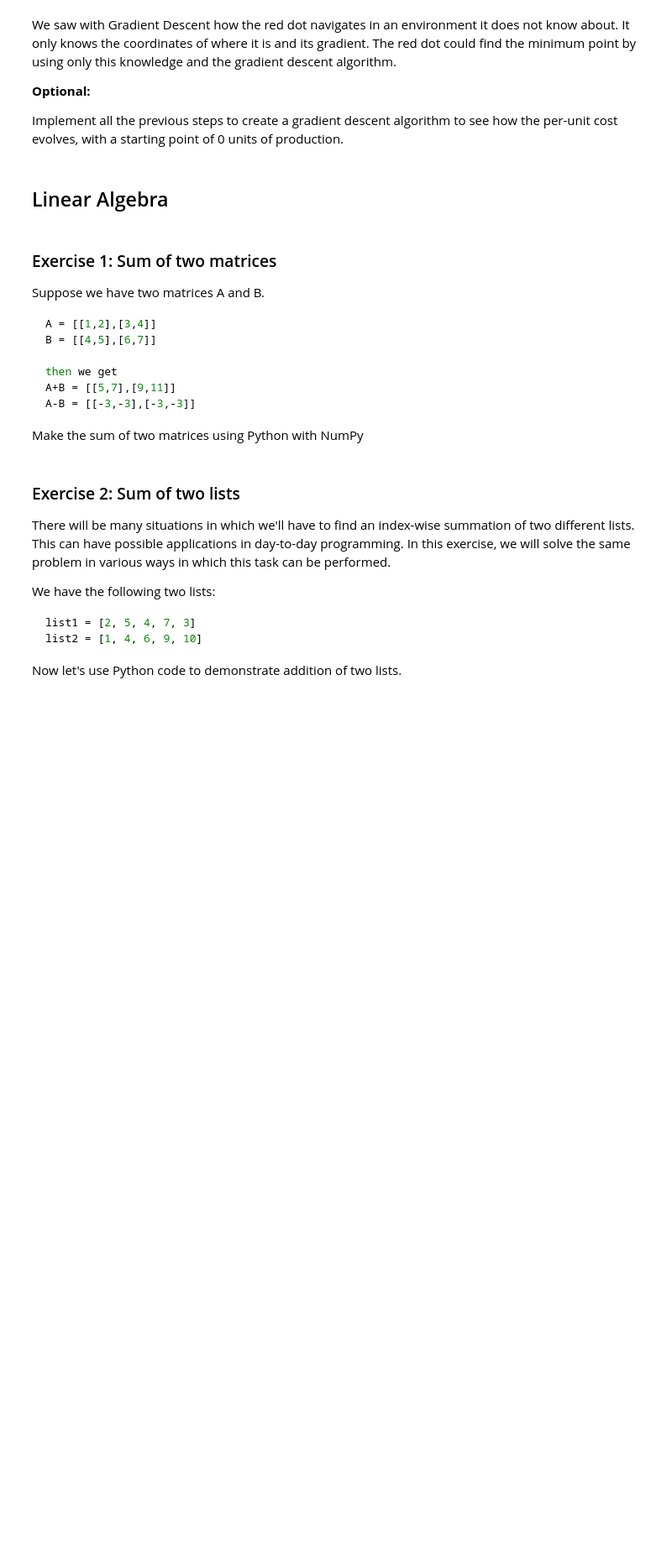
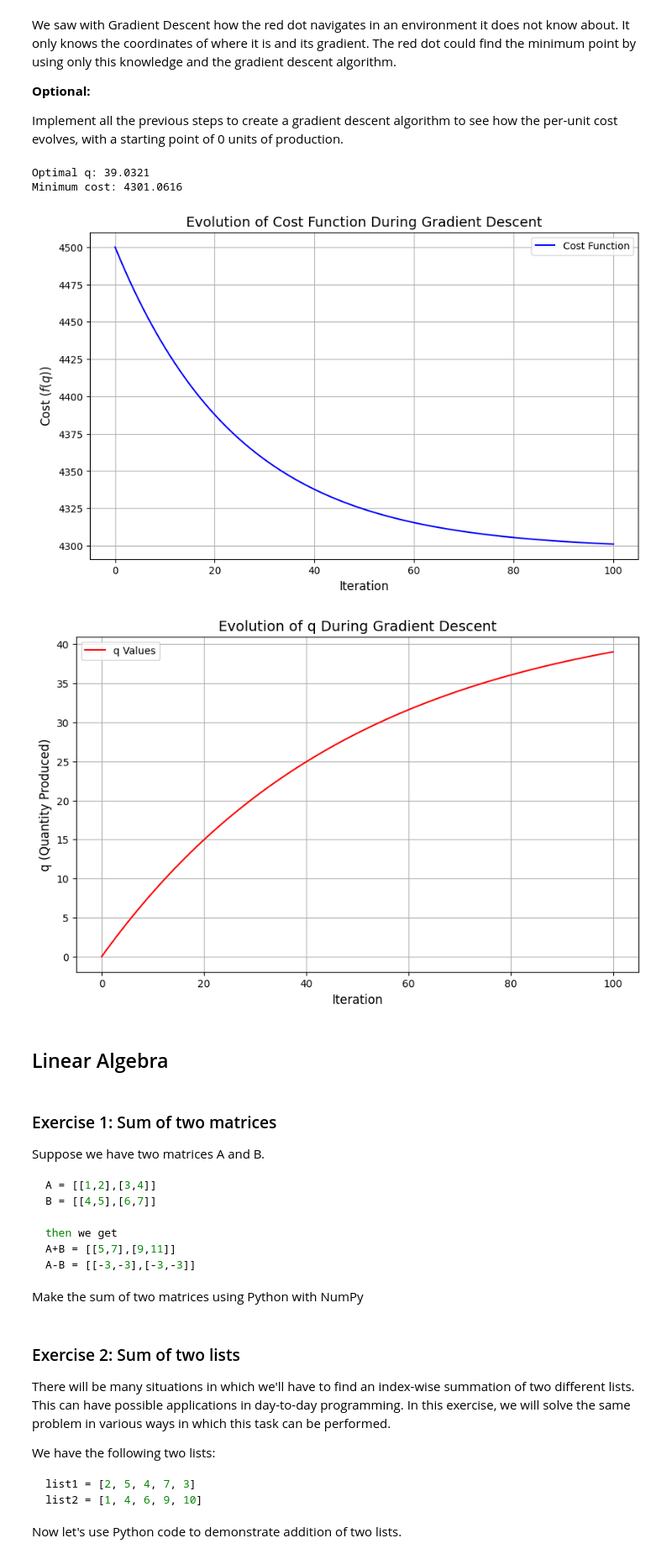
Before and after one commit to ASGAMO-DS/calculus-and-algebra-problems-with-python, a Jupyter notebook: notebook/problems.ipynb, the cells around one changed output. Shown: that part at 84% size. Drawn from its saved outputs; the diff is of its cells as text; code cells hidden in the pictures; blank space fills up the shorter version.

Commit message:
ejercicio 3 con gradiente

```diff
--- a/notebook/problems.ipynb
+++ b/notebook/problems.ipynb
@@ -312,6 +328,65 @@ We saw with Gradient Descent how the red dot navigates in an environment it does
 **Optional:**
 
 Implement all the previous steps to create a gradient descent algorithm to see how the per-unit cost evolves, with a starting point of 0 units of production.
+# %%
+# inserción del gradiente
+
+def gradiente(q): #la primera derivada de la función
+    return 0.2 * q - 9
+
+q_current = 0  # posición inicial
+learning_rate = 0.1  # tamaño de los saltos
+max_iterations = 100  # Maximum number of iterations
+tolerance = 1e-6  # Convergence criterion
+
+# Lists to store the evolution of q and cost
+q_values = [q_current]
+cost_values = [per_unit_cost(q_current)]
+
+# Perform gradient descent
+for i in range(max_iterations):
+    grad = gradiente(q_current)  # Compute the gradient
+    q_new = q_current - learning_rate * grad  # Update q
+
+    # Track values
+    q_values.append(q_new)
+    cost_values.append(per_unit_cost(q_new))
+
+    # Check for convergence
+    if abs(q_new - q_current) < tolerance:
+        print(f"Converged after {i+1} iterations.")
+        break
+
+    q_current = q_new
+
+# Final result
+print(f"Optimal q: {q_current:.4f}")
+print(f"Minimum cost: {per_unit_cost(q_current):.4f}")
+
+# Plot the evolution of cost
+plt.figure(figsize=(10, 6))
+plt.plot(range(len(cost_values)), cost_values, label="Cost Function", color="blue")
+plt.xlabel("Iteration", fontsize=12)
+plt.ylabel("Cost ($f(q)$)", fontsize=12)
+plt.title("Evolution of Cost Function During Gradient Descent", fontsize=14)
+plt.grid(True)
+plt.legend()
+plt.show()
+
+# Plot the evolution of q
+plt.figure(figsize=(10, 6))
+plt.plot(range(len(q_values)), q_values, label="q Values", color="red")
+plt.xlabel("Iteration", fontsize=12)
+plt.ylabel("q (Quantity Produced)", fontsize=12)
+plt.title("Evolution of q During Gradient Descent", fontsize=14)
+plt.grid(True)
+plt.legend()
+plt.show()
+# %% [output]
+Optimal q: 39.0321
+Minimum cost: 4301.0616
+[figure, added]
+[figure, added]
 # %% [markdown]
 ## Linear Algebra
 # %% [markdown]
```
Also changed, not shown: parts of 5 cells of this notebook.
